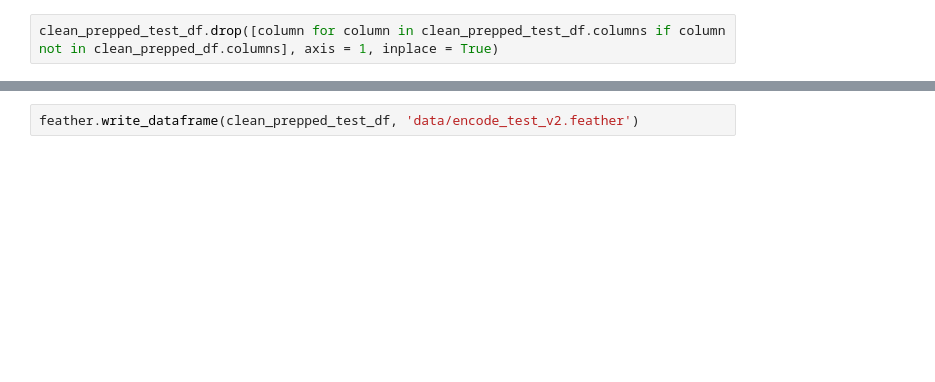
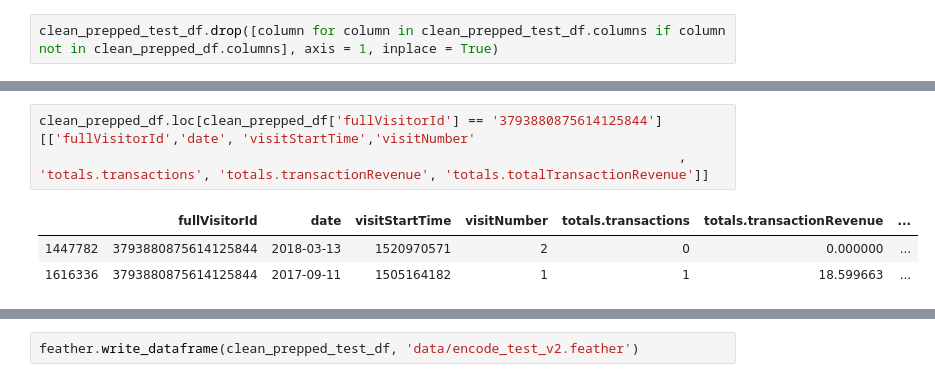
Before and after one commit to gpmurphy7/ML_Tutorials, a Jupyter notebook: GStoreRevenue/gstore_revenue_cleaning_v2.ipynb, the cells around one changed output, grey strips where cells are left out. Saved outputs shown, nothing was run; the diff lists cells and outputs as text; blank space fills up the shorter version.

```diff
--- a/GStoreRevenue/gstore_revenue_cleaning_v2.ipynb
+++ b/GStoreRevenue/gstore_revenue_cleaning_v2.ipynb
@@ -404,0 +445,7 @@ clean_prepped_test_df.drop([column for column in clean_prepped_test_df.columns i
+# %%
+clean_prepped_df.loc[clean_prepped_df['fullVisitorId'] == '3793880875614125844'][['fullVisitorId','date', 'visitStartTime','visitNumber'
+                                                                                  , 'totals.transactions', 'totals.transactionRevenue', 'totals.totalTransactionRevenue']]
+# %% [output]
+|  | fullVisitorId | date | visitStartTime | visitNumber | totals.transactions | totals.transactionRevenue | ... |
+| 1447782 | 3793880875614125844 | 2018-03-13 | 1520970571 | 2 | 0 | 0.000000 | ... |
+| 1616336 | 3793880875614125844 | 2017-09-11 | 1505164182 | 1 | 1 | 18.599663 | ... |
```
Also changed, not shown: parts of 18 cells of this notebook, 3 other files.
